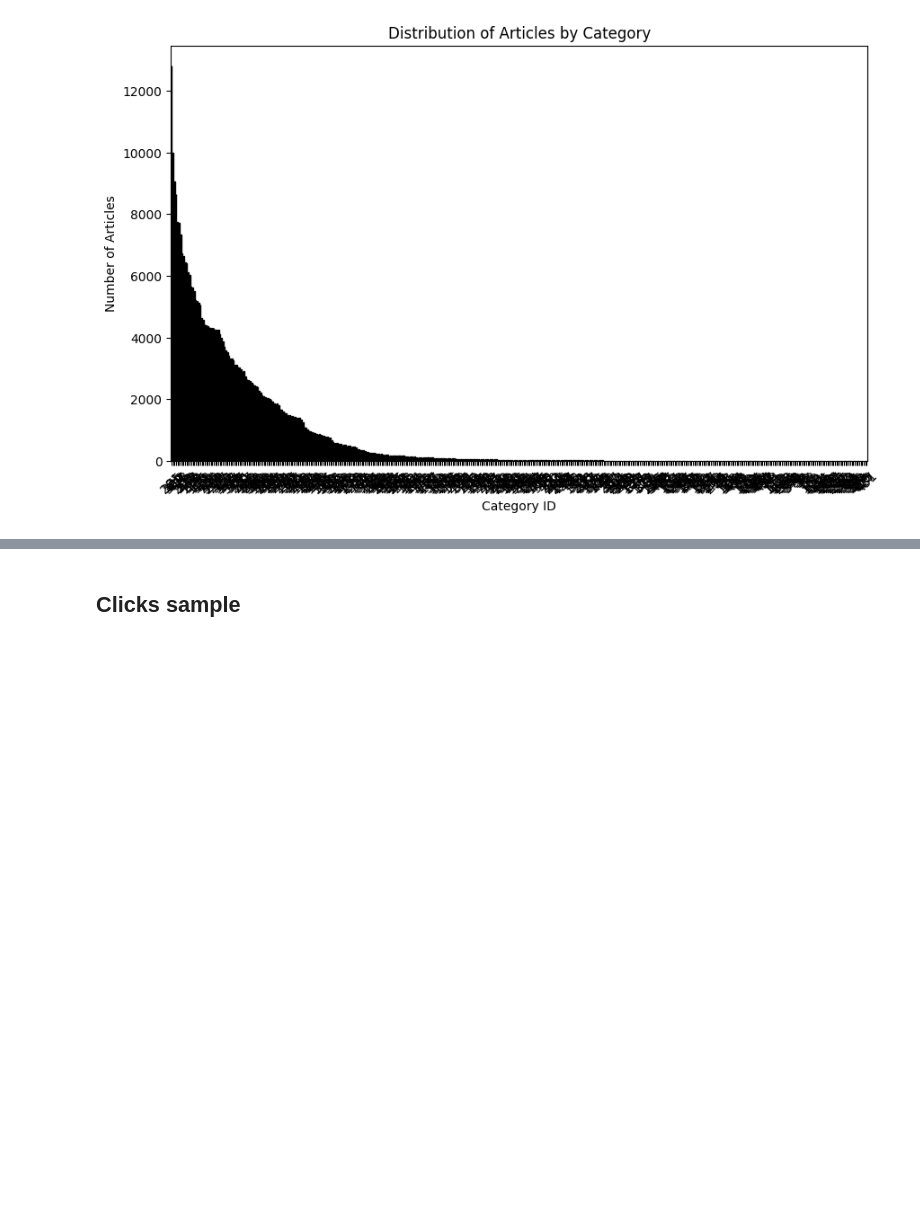
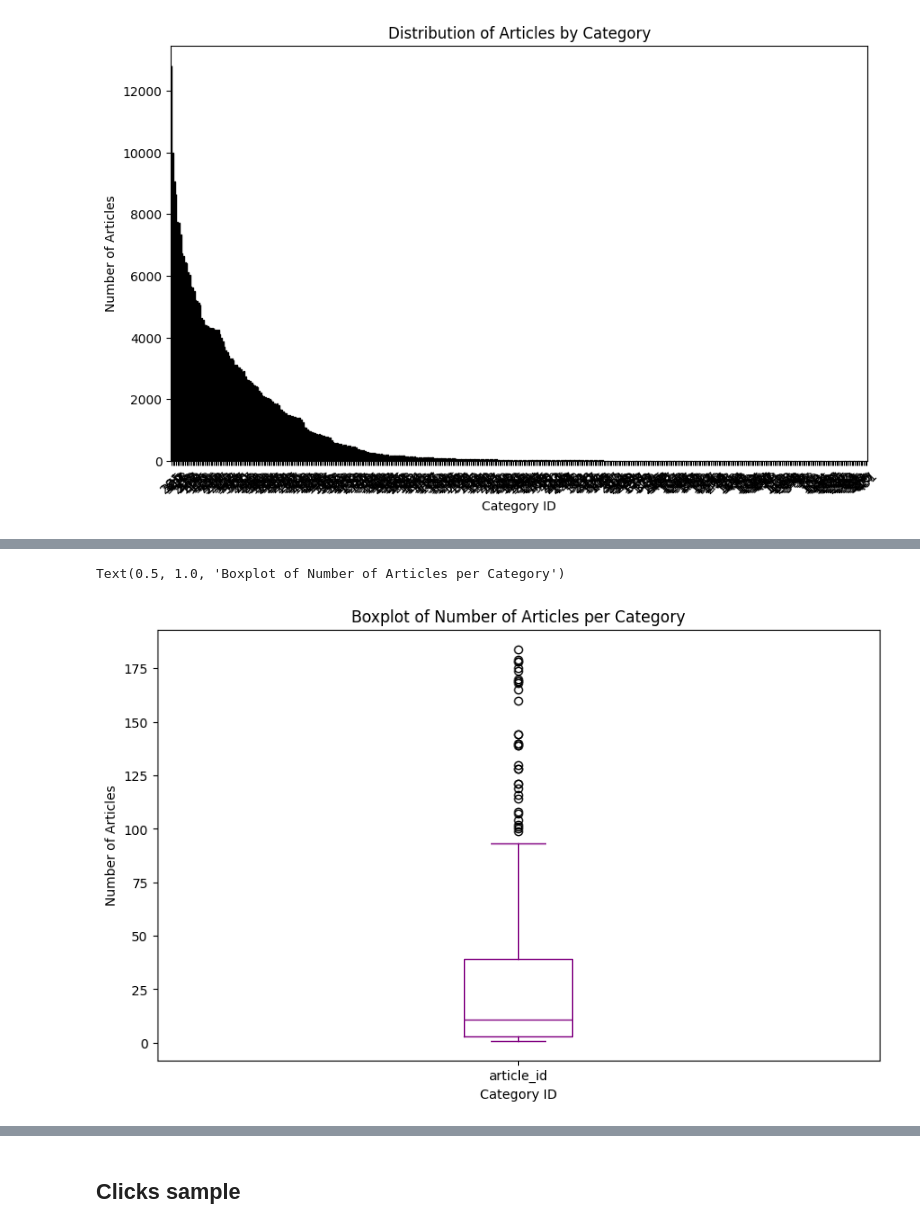
Before and after one commit to Laeti-dev/P10-Content_recommandation_app, a Jupyter notebook: notebooks/eda.ipynb, the cells around one changed output, grey strips where cells are left out. Saved outputs shown, nothing was run; the diff lists cells and outputs as text; code cells hidden in the pictures; blank space fills up the shorter version.

```diff
--- a/notebooks/eda.ipynb
+++ b/notebooks/eda.ipynb
@@ -127,0 +166,11 @@ plt.show()
+# %%
+# boxplot the number of articles per category after removing the outliers (>5000 articles)
+no_outiliers = categories[categories < 200]
+plt.figure(figsize=(10, 6))
+no_outiliers.plot(kind='box', color='purple')
+plt.xlabel('Category ID')
+plt.ylabel('Number of Articles')
+plt.title('Boxplot of Number of Articles per Category')
+# %% [output]
+Text(0.5, 1.0, 'Boxplot of Number of Articles per Category')
+[figure, added]
```
Also changed, not shown: parts of 33 cells of this notebook, 8 other files.
